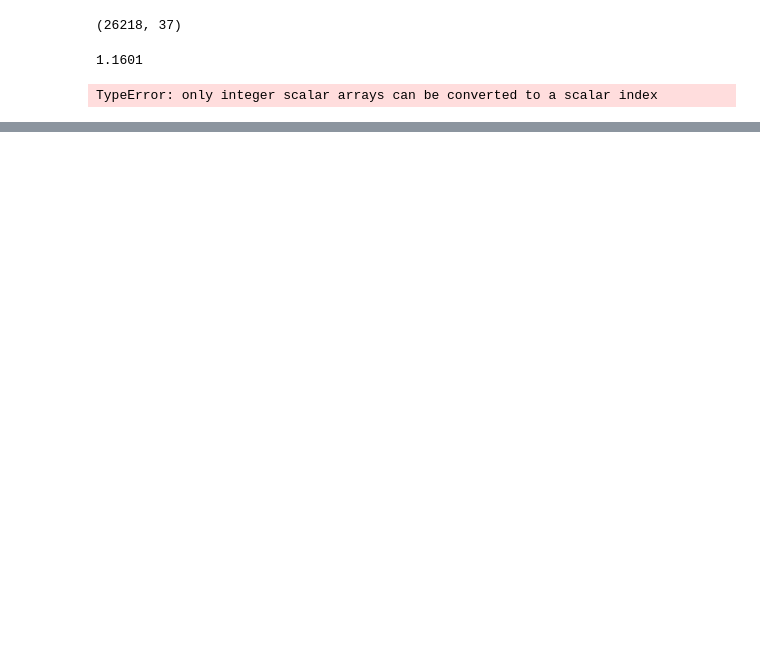
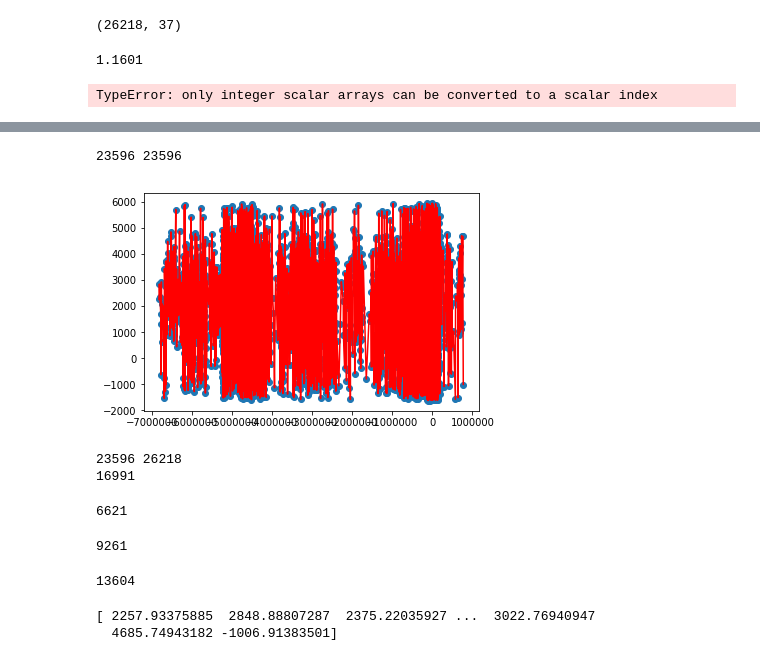
Before and after one commit to aminkhod/Forex_finance_analysis, a Jupyter notebook: mean regretion.ipynb, the cells around one changed output, grey strips where cells are left out. Saved outputs shown, nothing was run; the diff lists cells and outputs as text; code cells hidden in the pictures; blank space fills up the shorter version.

```diff
--- a/mean regretion.ipynb
+++ b/mean regretion.ipynb
@@ -112 +177,38 @@ X_train, X_test, y_train, y_test = train_test_split(
     X, mean, test_size=0.1, random_state=0)
+# %%
+
+LRmodel = LR()
+
+X_copy=eurusdH4[eurusdH4.columns[3:]]
+
+
+# X=X._values
+# y=y._values
+
+LRmodel.fit(meanX_train, meany_train)
+params = np.append(LRmodel.intercept_, LRmodel.coef_)
+meanY_hat = LRmodel.predict(meanX_train)
+Y_bar=LRmodel.intercept_
+newX = pd.DataFrame({"Constant":np.ones(len(meanX_train))}).join(pd.DataFrame(meanX_train))
+RSS= sum((meany_train-meanY_hat)**2)
+print('RSS : ' + str(RSS))
+TSS= sum((meany_train-Y_bar)**2)
+MSE = (sum((meany_train - meanY_hat) ** 2)) / (len(newX) - len(newX.columns))
+print('MSE : ' + str(MSE))
+F_statistic=((TSS-RSS)/len(meanX_train))/MSE
+var_b = MSE*(np.linalg.inv(np.dot(newX.T,newX)).diagonal())
+sd_b = np.sqrt(var_b)
+ts_b = params/ sd_b
+p_values =[2*(1-stats.t.cdf(np.abs(i),(len(newX)-1))) for i in ts_b]
+sd_b = np.round(sd_b,3)
+ts_b = np.round(ts_b,3)
+p_values = np.round(p_values,3)
+params = np.round(params,4)
+
+
+myDF3 = pd.DataFrame()
+a=list(X_copy.columns.values)
+a.insert(0,"Intercept")
+myDF3["Coefficient Names"],myDF3["Coefficient"],myDF3["Std. Error"],myDF3["t-statistic"],myDF3["P-value"] = [np.array(a),params,sd_b,ts_b,p_values]
+print(myDF3)
+print("F-statistic=",F_statistic )
@@ -112,0 +233,39 @@ X_train, X_test, y_train, y_test = train_test_split(
+# %%
+# plot
+
+XX = meanX_train[:,-1]
+print(len(np.sort(XX)), len(meany_train))
+plt.scatter(np.sort(XX) ,meany_train)
+plt.plot(np.sort(XX) ,meanY_hat ,color='red');
+plt.show()
+# %% [output]
+23596 23596
+[figure, added]
+# %%
+print(len(meanY_hat), len(low))
+
+gg = np.sum(meanY_hat >= lowy_train)
+print(gg)
+# %% [output]
+23596 26218
+16991
+# %%
+gg1 = np.sum(meanY_hat <= highy_train)
+print(gg1)
+# %% [output]
+6621
+# %%
+highg = np.sum(highY_hat >=highy_train)
+print(highg)
+# %% [output]
+9261
+# %%
+lowg = np.sum(lowY_hat < lowy_train)
+print(lowg)
+# %% [output]
+13604
+# %%
+print(meanY_hat)
+# %% [output]
+[ 2257.93375885  2848.88807287  2375.22035927 ...  3022.76940947
+  4685.74943182 -1006.91383501]
```
Also changed, not shown: parts of 10 cells of this notebook, 2 other files.
